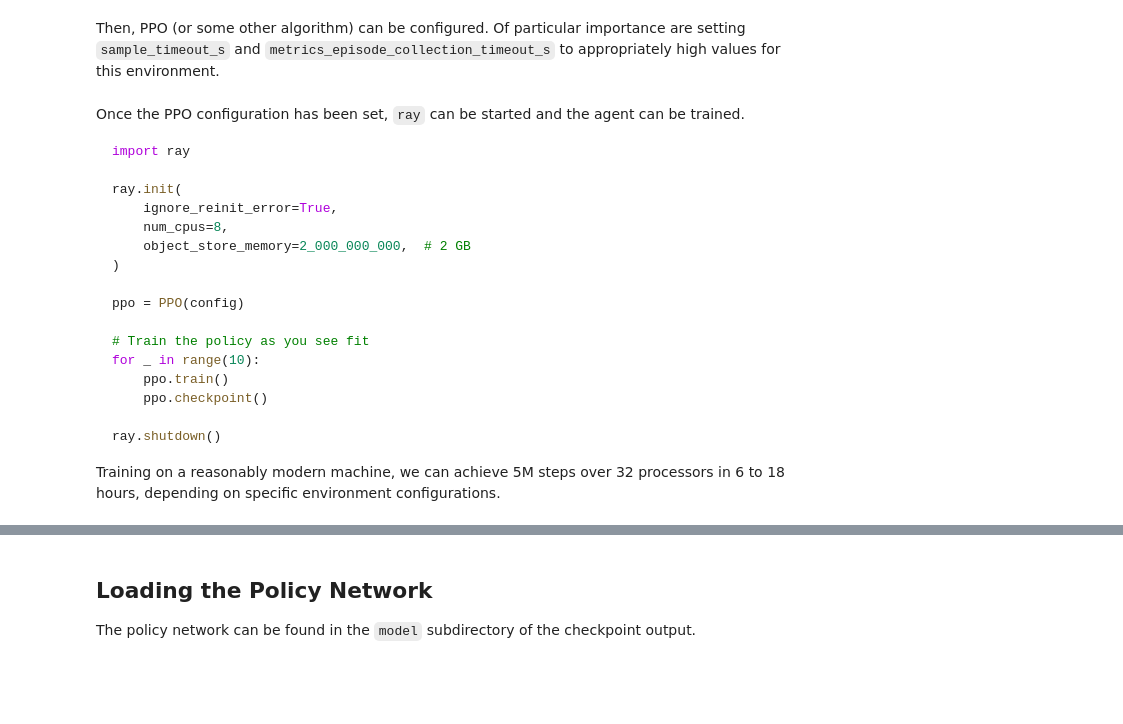
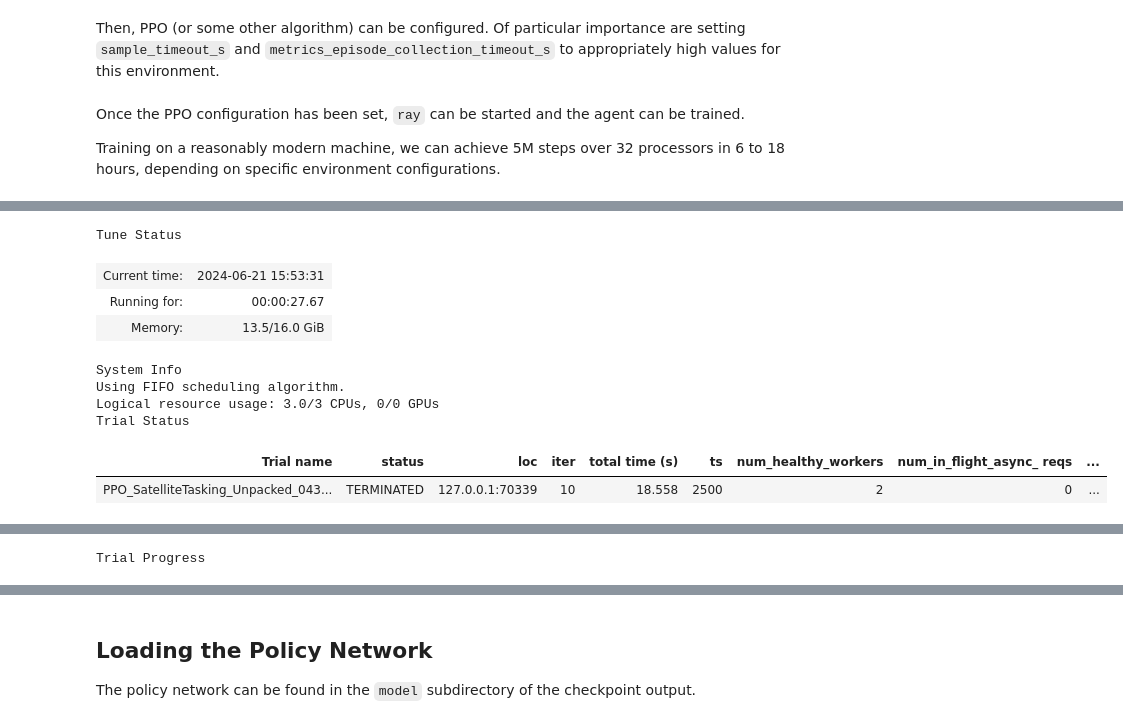
Before and after one commit to AVSLab/bsk_rl, a Jupyter notebook: docs/build/doctrees/nbsphinx/examples/rllib_training.ipynb, the cells around one changed output, grey strips where cells are left out. Saved outputs shown, nothing was run; the diff lists cells and outputs as text; code cells hidden in the pictures; blank space fills up the shorter version.

````diff
--- a/docs/build/doctrees/nbsphinx/examples/rllib_training.ipynb
+++ b/docs/build/doctrees/nbsphinx/examples/rllib_training.ipynb
@@ -60,6 +60,7 @@ class ScanningSatellite(sats.AccessSatellite):
             type="ground_station",
             n_ahead_observe=1,
         ),
+        obs.Time(),
     ]
     action_spec = [
         act.Scan(duration=180.0),
@@ -102,7 +103,7 @@ sat = ScanningSatellite(
 Finally, the environment arguments are set. Stepping through this environment is
 demonstrated at the bottom of the page.
 # %%
-duration = 3 * 5700.0
+duration = 2 * 5700.0  # About 2 orbits
 env_args = dict(
     satellite=sat,
     scenario=scene.UniformNadirScanning(value_per_second=1/duration),
@@ -123,6 +124,7 @@ from bsk_rl.utils.rllib import EpisodeDataCallbacks
 class CustomDataCallbacks(EpisodeDataCallbacks):
     def pull_env_metrics(self, env):
         reward = env.rewarder.cum_reward
+        reward = sum(reward.values()) / len(reward)
         orbits = env.simulator.sim_time / (95 * 60)
 
         data = dict(
@@ -149,7 +151,7 @@ from ray.rllib.algorithms.ppo import PPOConfig
 training_args = dict(
     lr=0.00003,
     gamma=0.999,
-    train_batch_size=5000,
+    train_batch_size=250,  # In practice, usually a bigger number
     num_sgd_iter=10,
     model=dict(fcnet_hiddens=[512, 512], vf_share_layers=False),
     lambda_=0.95,
@@ -161,14 +163,14 @@ training_args = dict(
 config = (
     PPOConfig()
     .training(**training_args)
-    .env_runners(num_env_runners=7, sample_timeout_s=1000.0)
+    .env_runners(num_env_runners=2, sample_timeout_s=1000.0)
     .environment(
         env=unpack_config(SatelliteTasking),
         env_config=env_args,
     )
     .callbacks(CustomDataCallbacks)
     .reporting(
-        metrics_num_episodes_for_smoothing=25,
+        metrics_num_episodes_for_smoothing=1,
         metrics_episode_collection_timeout_s=180,
     )
     .checkpointing(export_native_model_files=True)
@@ -178,24 +180,27 @@ config = (
 Once the PPO configuration has been set, `ray` can be started and the agent can be
 trained.
 
-```python
-import ray
-
-ray.init(
-    ignore_reinit_error=True,
-    num_cpus=8,
-    object_store_memory=2_000_000_000,  # 2 GB
-)
-
-ppo = PPO(config)
-
-# Train the policy as you see fit
-for _ in range(10):
-    ppo.train()
-    ppo.checkpoint()
-
-ray.shutdown()
-```
-
 Training on a reasonably modern machine, we can achieve 5M steps over 32 processors in 6
 to 18 hours, depending on specific environment configurations.
+# %%
+import ray
+from ray import tune
+
+ray.init(
+    ignore_reinit_error=True,
+    num_cpus=3,
+    object_store_memory=2_000_000_000,  # 2 GB
+)
+
+# Run the training
+tune.run(
+    "PPO",
+    config=config.to_dict(),
+    stop={"training_iteration": 10},  # Adjust the number of iterations as needed
+    checkpoint_freq=10,
+    checkpoint_at_end=True
+)
+
+# Shutdown Ray
+ray.shutdown()
+# %% [output]
@@ -201,0 +209,10 @@ to 18 hours, depending on specific environment configurations.
+Tune Status
+| Current time: | 2024-06-21 15:53:31 |
+| Running for: | 00:00:27.67 |
+| Memory: | 13.5/16.0 GiB |
+System Info
+Using FIFO scheduling algorithm.
+Logical resource usage: 3.0/3 CPUs, 0/0 GPUs
+Trial Status
+| Trial name | status | loc | iter | total time (s) | ts | num_healthy_workers | num_in_flight_async_ reqs | ... |
+| PPO_SatelliteTasking_Unpacked_043... | TERMINATED | 127.0.0.1:70339 | 10 | 18.558 | 2500 | 2 | 0 | ... |
@@ -201,0 +234 @@ to 18 hours, depending on specific environment configurations.
+Trial Progress
````
Also changed, not shown: parts of 2 cells of this notebook, 2 other files.
